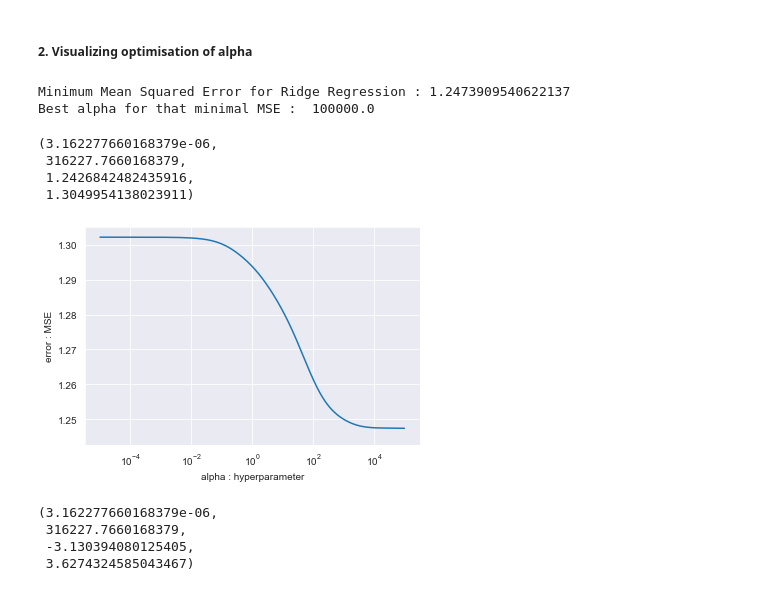
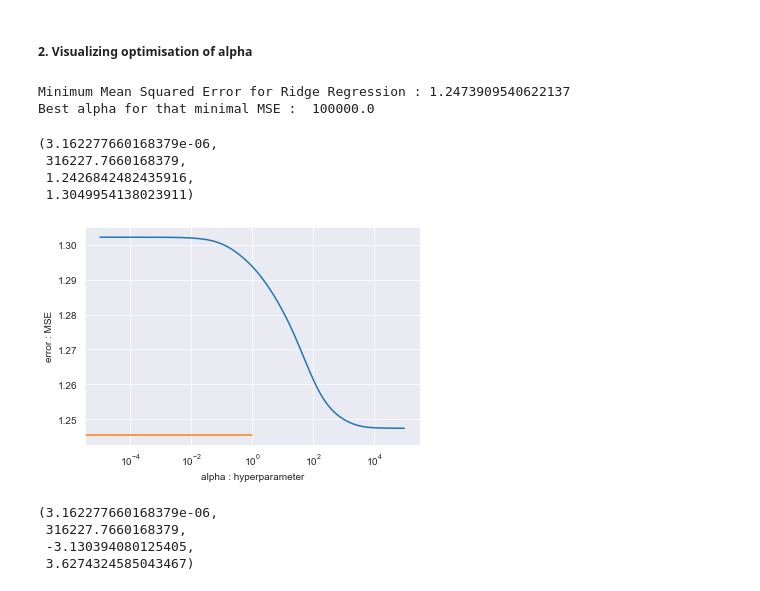
Before and after one commit to oumeima-elgharbi/P4_Data_Science_OpenClassrooms, a Jupyter notebook: P4_03_prediction_energy.ipynb, the cells around one changed output. Drawn from its saved outputs; the diff is of its cells as text; code cells hidden in the pictures.

Commit message:
plot ok for all predictions

```diff
--- a/P4_03_prediction_energy.ipynb
+++ b/P4_03_prediction_energy.ipynb
@@ -741,24 +741,24 @@ for a in alphas:
 # %%
 # recupere l'erreur min
 print("Minimum Mean Squared Error for Ridge Regression :", errors[np.argmin(errors)])
 print("Best alpha for that minimal MSE : ", alphas[np.argmin(errors)])
 
 #Observation of the error behaviour
 ax = plt.gca()
-ax.plot(alphas, errors, [10**a, 10**b], [baseline_error, baseline_error])
+ax.plot(alphas, errors, [baseline_error, baseline_error])
 ax.set_xscale('log')
 
 plt.xlabel('alpha : hyperparameter')
 plt.ylabel('error : MSE')
 plt.axis('tight')
 # %% [output]
 Minimum Mean Squared Error for Ridge Regression : 1.2473909540622137
 Best alpha for that minimal MSE :  100000.0
 (3.162277660168379e-06,
  316227.7660168379,
  1.2426842482435916,
  1.3049954138023911)
-[figure, old version]
+[figure, new version]
 # %%
 # chemin de régularisation
 ax = plt.gca()
```
Also changed, not shown: parts of 21 cells of this notebook.
